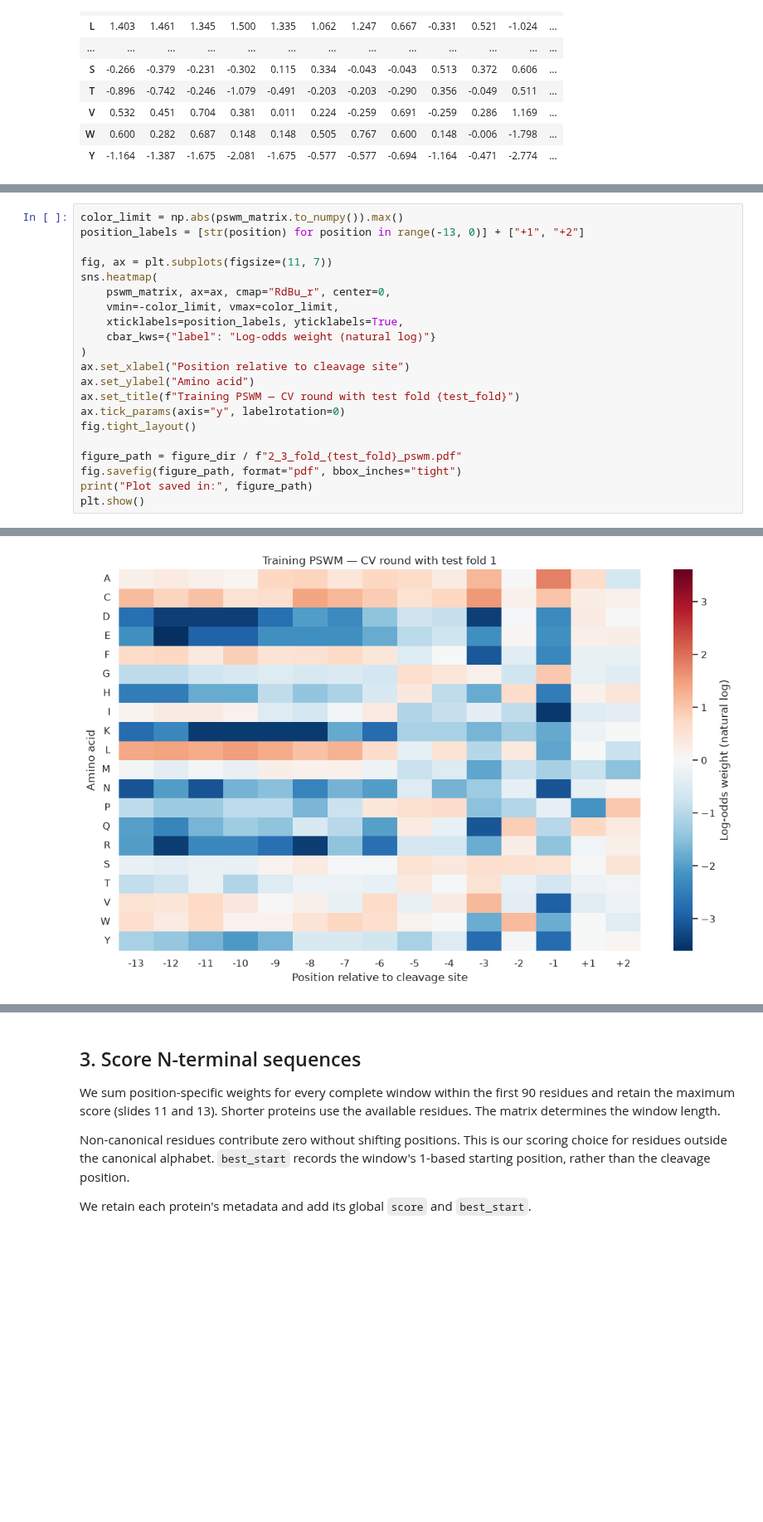
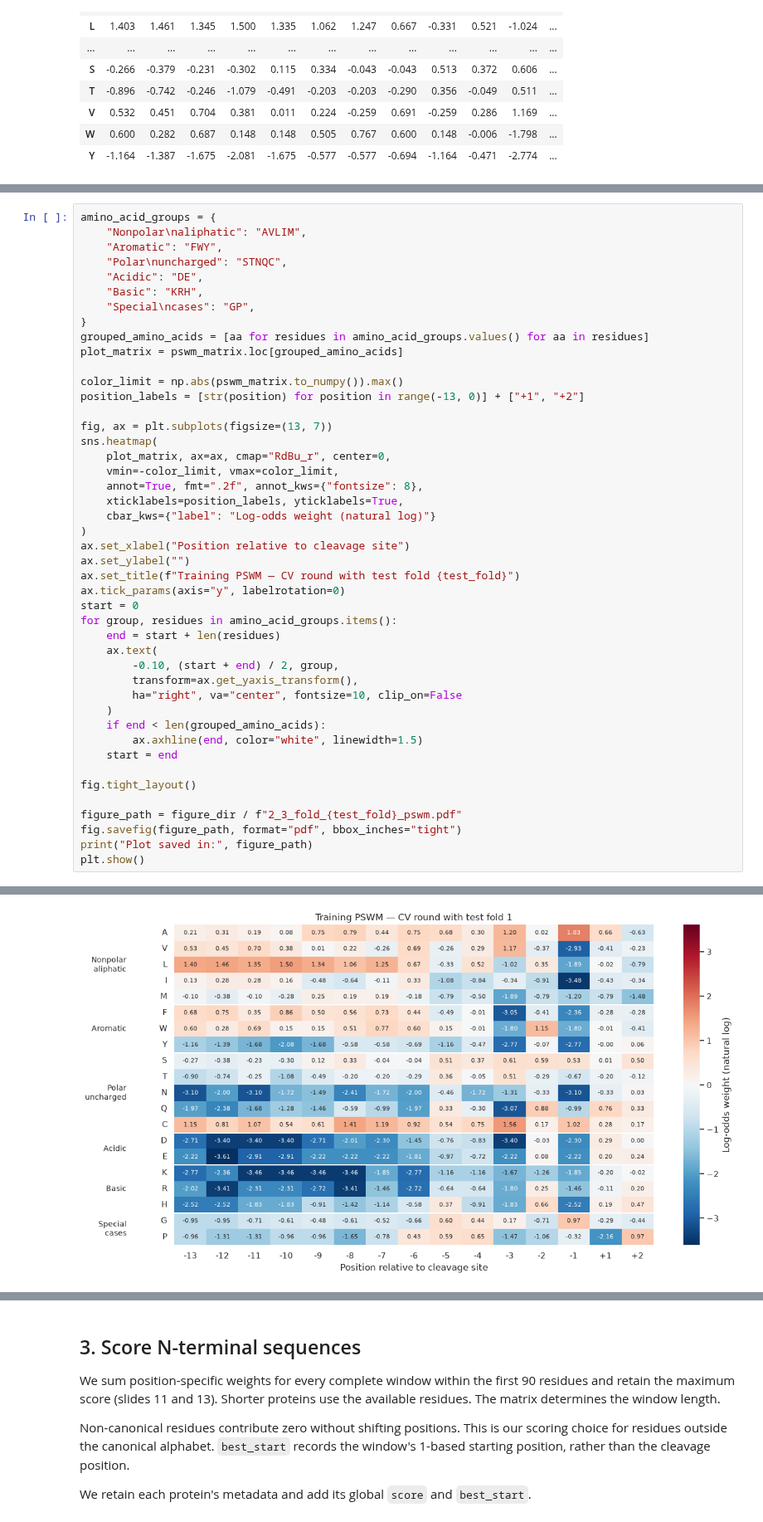
Before and after one commit to bioinformatikk/LB2_project_Group_10, a Jupyter notebook: notebooks/03_von_heijne_method.ipynb, the cells around one changed output, grey strips where cells are left out. Shown at 83% size. Drawn from its saved outputs; the diff is of its cells as text; blank space fills up the shorter version.

Commit message:
Upgraded 03 scoring heatmap

```diff
--- a/notebooks/03_von_heijne_method.ipynb
+++ b/notebooks/03_von_heijne_method.ipynb
@@ -187,24 +191,48 @@ Following the matrix view in slide 16, we show position-specific weights with a
 # %%
+amino_acid_groups = {
+    "Nonpolar\naliphatic": "AVLIM",
+    "Aromatic": "FWY",
+    "Polar\nuncharged": "STNQC",
+    "Acidic": "DE",
+    "Basic": "KRH",
+    "Special\ncases": "GP",
+}
+grouped_amino_acids = [aa for residues in amino_acid_groups.values() for aa in residues]
+plot_matrix = pswm_matrix.loc[grouped_amino_acids]
+
 color_limit = np.abs(pswm_matrix.to_numpy()).max()
 position_labels = [str(position) for position in range(-13, 0)] + ["+1", "+2"]
 
-fig, ax = plt.subplots(figsize=(11, 7))
+fig, ax = plt.subplots(figsize=(13, 7))
 sns.heatmap(
-    pswm_matrix, ax=ax, cmap="RdBu_r", center=0,
+    plot_matrix, ax=ax, cmap="RdBu_r", center=0,
     vmin=-color_limit, vmax=color_limit,
+    annot=True, fmt=".2f", annot_kws={"fontsize": 8},
     xticklabels=position_labels, yticklabels=True,
     cbar_kws={"label": "Log-odds weight (natural log)"}
 )
 ax.set_xlabel("Position relative to cleavage site")
-ax.set_ylabel("Amino acid")
+ax.set_ylabel("")
 ax.set_title(f"Training PSWM — CV round with test fold {test_fold}")
 ax.tick_params(axis="y", labelrotation=0)
+start = 0
+for group, residues in amino_acid_groups.items():
+    end = start + len(residues)
+    ax.text(
+        -0.10, (start + end) / 2, group,
+        transform=ax.get_yaxis_transform(),
+        ha="right", va="center", fontsize=10, clip_on=False
+    )
+    if end < len(grouped_amino_acids):
+        ax.axhline(end, color="white", linewidth=1.5)
+    start = end
+
 fig.tight_layout()
 
 figure_path = figure_dir / f"2_3_fold_{test_fold}_pswm.pdf"
 fig.savefig(figure_path, format="pdf", bbox_inches="tight")
 print("Plot saved in:", figure_path)
 plt.show()
 # %% [output]
 Plot saved in: ../results/figures/03/2_3_fold_1_pswm.pdf
-[figure, old version]
+[figure, new version]
```
Also changed, not shown: parts of 4 cells of this notebook, 3 other files.
